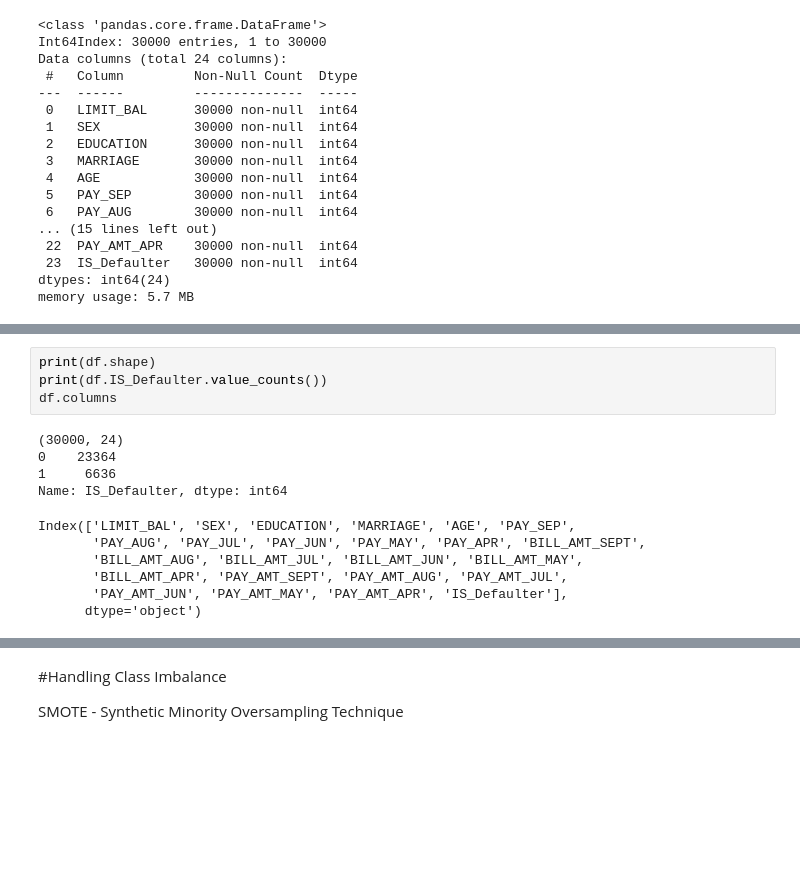
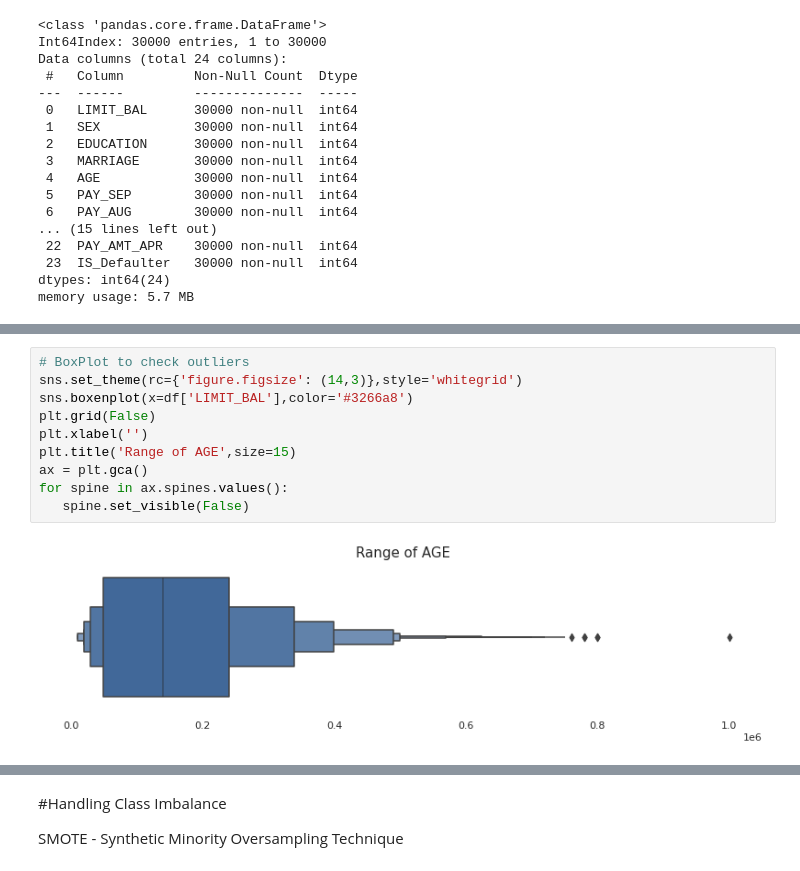
Before and after one commit to DeepakKumarSingh003/Credit_card_Defaulters., a Jupyter notebook: Credit_Card_Default_Prediction_Capstone_Project.ipynb, the cells around one changed output, grey strips where cells are left out. Saved outputs shown, nothing was run; the diff lists cells and outputs as text; blank space fills up the shorter version.

```diff
--- a/Credit_Card_Default_Prediction_Capstone_Project.ipynb
+++ b/Credit_Card_Default_Prediction_Capstone_Project.ipynb
@@ -189,15 +186,12 @@ df[(df["PAY_SEP"]&df["PAY_AUG"]&df["PAY_JUL"]&df["PAY_JUN"]&df["PAY_MAY"]==-2) &
-# %%
-print(df.shape)
-print(df.IS_Defaulter.value_counts())
-df.columns
-# %% [output]
-(30000, 24)
-0    23364
-1     6636
-Name: IS_Defaulter, dtype: int64
-Index(['LIMIT_BAL', 'SEX', 'EDUCATION', 'MARRIAGE', 'AGE', 'PAY_SEP',
-       'PAY_AUG', 'PAY_JUL', 'PAY_JUN', 'PAY_MAY', 'PAY_APR', 'BILL_AMT_SEPT',
-       'BILL_AMT_AUG', 'BILL_AMT_JUL', 'BILL_AMT_JUN', 'BILL_AMT_MAY',
-       'BILL_AMT_APR', 'PAY_AMT_SEPT', 'PAY_AMT_AUG', 'PAY_AMT_JUL',
-       'PAY_AMT_JUN', 'PAY_AMT_MAY', 'PAY_AMT_APR', 'IS_Defaulter'],
-      dtype='object')
+# %%
+# BoxPlot to check outliers
+sns.set_theme(rc={'figure.figsize': (14,3)},style='whitegrid')
+sns.boxenplot(x=df['LIMIT_BAL'],color='#3266a8')
+plt.grid(False)
+plt.xlabel('')
+plt.title('Range of AGE',size=15)
+ax = plt.gca()
+for spine in ax.spines.values():
+   spine.set_visible(False)
+# %% [output]
+[figure, added]
```
Also changed, not shown: parts of 107 cells of this notebook.
